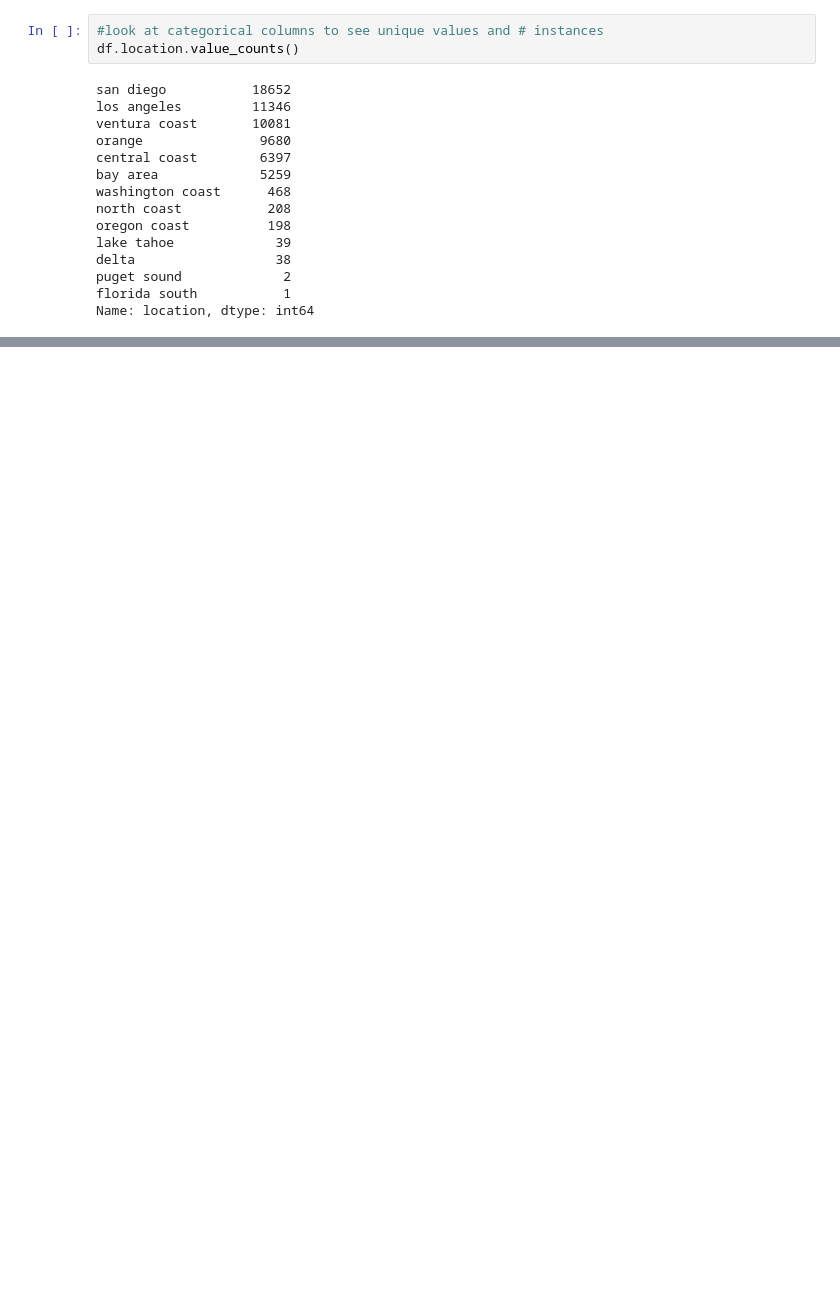
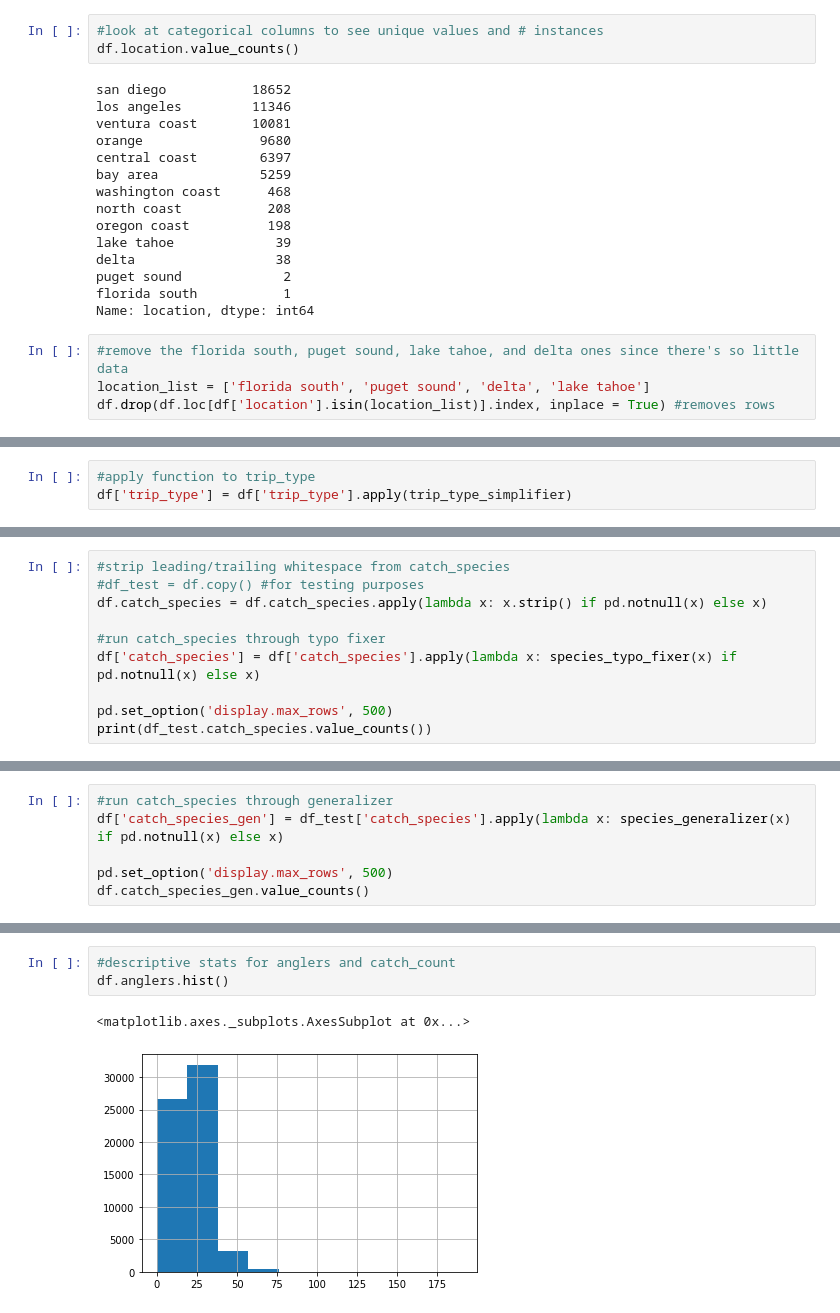
Before and after one commit to dsgrom/sportfishingreport_project, a Jupyter notebook: data_eda.ipynb, the cells around one changed output, grey strips where cells are left out. Saved outputs shown, nothing was run; the diff lists cells and outputs as text; blank space fills up the shorter version.

```diff
--- a/data_eda.ipynb
+++ b/data_eda.ipynb
@@ -63,3 +112,7 @@ delta                  38
 puget sound             2
 florida south           1
 Name: location, dtype: int64
+# %%
+#remove the florida south, puget sound, lake tahoe, and delta ones since there's so little data
+location_list = ['florida south', 'puget sound', 'delta', 'lake tahoe']
+df.drop(df.loc[df['location'].isin(location_list)].index, inplace = True) #removes rows
@@ -65,0 +260,3 @@ Name: location, dtype: int64
+# %%
+#apply function to trip_type
+df['trip_type'] = df['trip_type'].apply(trip_type_simplifier)
@@ -65,0 +413,10 @@ Name: location, dtype: int64
+# %%
+#strip leading/trailing whitespace from catch_species
+#df_test = df.copy() #for testing purposes
+df.catch_species = df.catch_species.apply(lambda x: x.strip() if pd.notnull(x) else x)
+
+#run catch_species through typo fixer
+df['catch_species'] = df['catch_species'].apply(lambda x: species_typo_fixer(x) if pd.notnull(x) else x)
+
+pd.set_option('display.max_rows', 500)
+print(df_test.catch_species.value_counts())
@@ -65,0 +493,6 @@ Name: location, dtype: int64
+# %%
+#run catch_species through generalizer
+df['catch_species_gen'] = df_test['catch_species'].apply(lambda x: species_generalizer(x) if pd.notnull(x) else x)
+
+pd.set_option('display.max_rows', 500)
+df.catch_species_gen.value_counts()
@@ -66 +531,7 @@ Name: location, dtype: int64
+# %%
+#descriptive stats for anglers and catch_count
+df.anglers.hist()
+# %% [output]
+<matplotlib.axes._subplots.AxesSubplot at 0x...>
+[figure, added]
 # %%
```
Also changed, not shown: parts of 41 cells of this notebook, 1 other file.
